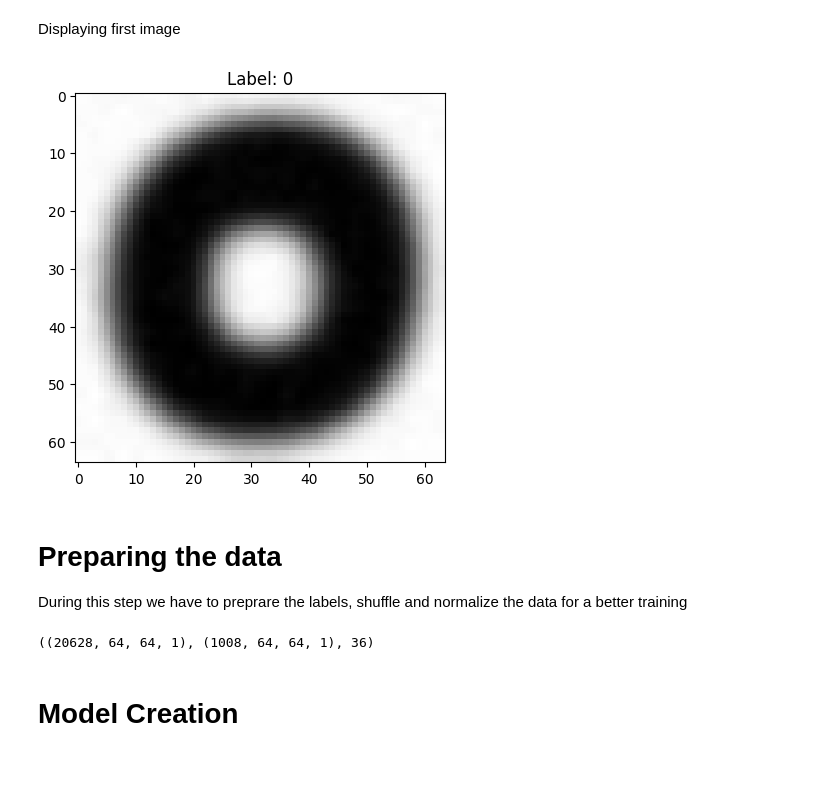
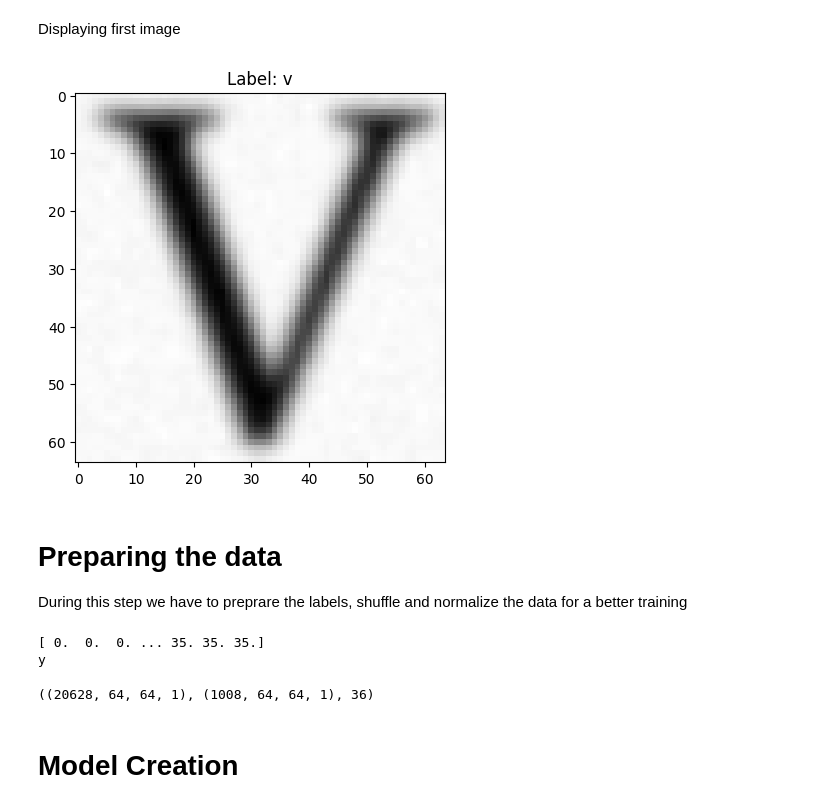
Before and after one commit to simje71380/Polish-licence-plates-recognition, a Jupyter notebook: OCRtrainer.ipynb, the cells around one changed output. Drawn from its saved outputs; the diff is of its cells as text; code cells hidden in the pictures; blank space fills up the shorter version.

Commit message:
fixed label incoding for NN + new OCR dataset

```diff
--- a/OCRtrainer.ipynb
+++ b/OCRtrainer.ipynb
@@ -24,6 +24,10 @@ dir_list = os.listdir(path)
 for i in dir_list:
     dir = os.path.join(path, i)
     file_list = os.listdir(dir)
+    try:
+      i = i.lower()
+    except:
+      pass
     for j in file_list:
         files = os.path.join(dir, j)
         img = cv2.imread(files, 0) #grayscale
@@ -43,6 +47,10 @@ dir_list = os.listdir(path)
 for i in dir_list:
   dir = os.path.join(path, i)
   file_list = os.listdir(dir)
+  try:
+    i = i.lower()
+  except:
+    pass
   for j in file_list:
     files = os.path.join(dir, j)
     img = cv2.imread(files, 0) #grayscale
@@ -56,13 +64,13 @@ Displaying first image
 # %%
 import matplotlib.pyplot as plt
 from random import randint
 # Display the image
-idx = randint(0, 1007)
+idx = randint(0, 20000)
 plt.imshow(images[idx], cmap="gray")
 plt.title(f"Label: {labels[idx]}")
 plt.show()
 # %% [output]
-[figure, old version]
+[figure, new version]
 # %% [markdown]
 # Preparing the data
 During this step we have to preprare the labels, shuffle and normalize the data for a better training
@@ -78,14 +86,50 @@ x_valid = np.array(test_images)
 y_valid = np.array(test_labels)
 
 
+encoded_y_valid = np.zeros(y_valid.shape)
+encoded_y_train = np.zeros(y_train.shape)
+
+'''
+idx = 20000
+print(y_train[idx])
+try:
+    val = int(y_train[idx])
+except:
+    val = ord(y_train[idx]) - 96 + 9
+
+print(val)
+'''
+#20628 max
+
+#convert letters to intergers
+
+#a = 10 -> z = 35    0->0 9->9
+for i in range(len(y_train)):
+    try:
+        val = int(y_train[i])
+    except:
+        val = int(ord(y_train[i]) - 96 + 9)
+    encoded_y_train[i] = val
+
+
+for i in range(len(y_valid)):
+    try:
+        val = int(y_valid[i])
+    except:
+        val = int(ord(y_valid[i]) - 96 + 9)
+    encoded_y_valid[i] = val
+
+
 # convert to binary categories
-label_encoder = LabelEncoder()
-y_train = label_encoder.fit_transform(y_train)
-y_valid = label_encoder.fit_transform(y_valid)
+#label_encoder = LabelEncoder()
+#y_train = label_encoder.fit_transform(y_train)
+#y_valid = label_encoder.fit_transform(y_valid)
 
-num_classes = len(set(y_train))
-y_train = keras.utils.to_categorical(y_train, num_classes)
-y_valid = keras.utils.to_categorical(y_valid, num_classes)
+print(y_train[20000])
+
+num_classes = len(set(encoded_y_train))
+y_train = keras.utils.to_categorical(encoded_y_train, num_classes)
+y_valid = keras.utils.to_categorical(encoded_y_valid, num_classes)
 
 #shuffle for better training
 x_train, y_train = shuffle(x_train, y_train)
@@ -103,7 +147,9 @@ x_valid = x_valid.reshape(-1,64,64,1)
 
 x_train.shape, x_valid.shape, num_classes
 # %% [output]
-((20628, 64, 64, 1), (1008, 64, 64, 1), 36)
+[ 0.  0.  0. ... 35. 35. 35.]
+y
+((20628, 64, 64, 1), (1008, 64, 64, 1), 36)
 # %% [markdown]
 # Model Creation
 # %%
```
Also changed, not shown: parts of 7 cells of this notebook, 23 other files.
